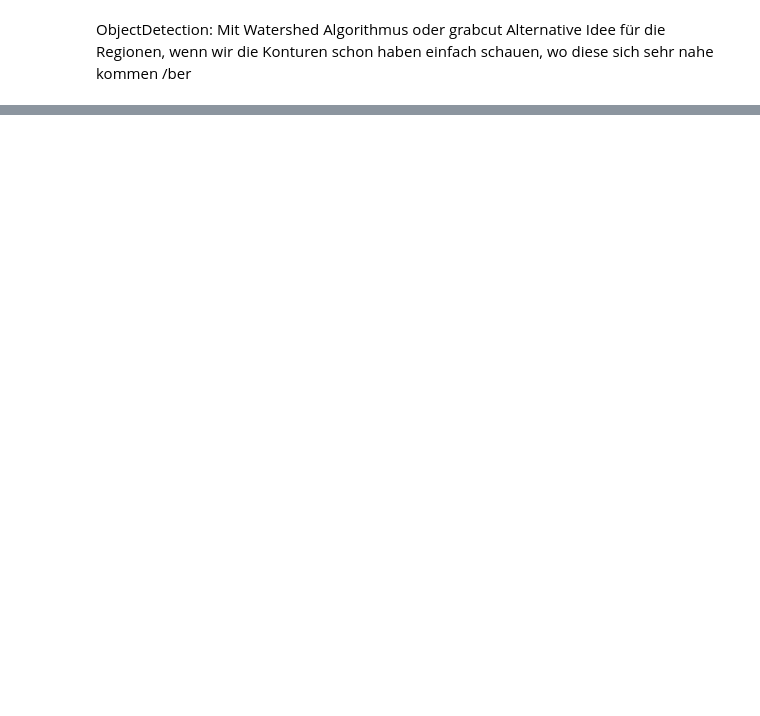
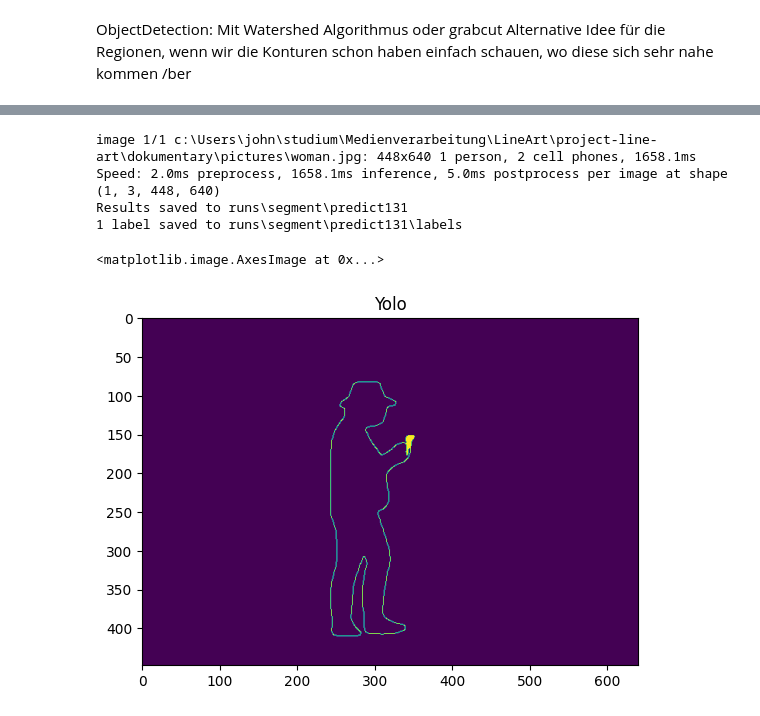
Before and after one commit to uol-mediaprocessing-2023-2024-classroom/project-line-art, a Jupyter notebook: dokumentary/ObjectDetection.ipynb, the cells around one changed output, grey strips where cells are left out. Saved outputs shown, nothing was run; the diff lists cells and outputs as text; code cells hidden in the pictures; blank space fills up the shorter version.

```diff
--- a/dokumentary/ObjectDetection.ipynb
+++ b/dokumentary/ObjectDetection.ipynb
@@ -94,0 +110,28 @@ plt.imshow(image)
+# %%
+from ultralytics import YOLO
+import numpy as np
+from  matplotlib import pyplot as plt
+import cv2
+
+yolo_model = YOLO(("yolov8x-seg.pt"))
+
+prediction = yolo_model.predict(source='pictures/woman.jpg',save=True,save_txt=True,show_boxes=True)
+
+mask = (prediction[0].masks[0].data.numpy()[0] * 255).astype(np.uint8)
+edges = cv2.Canny(mask,50,150)
+
+handy_mask = (prediction[0].masks[1].data.numpy()[0] * 255).astype(np.uint8)
+handy_mask2 = (prediction[0].masks[2].data.numpy()[0] * 255).astype(np.uint8)
+combined = cv2.bitwise_or(handy_mask,edges)
+combined = cv2.bitwise_or(combined,handy_mask2)
+plt.title("Yolo")
+plt.imshow(mask)
+plt.imshow(edges)
+plt.imshow(combined)
+# %% [output]
+image 1/1 c:\Users\john\studium\Medienverarbeitung\LineArt\project-line-art\dokumentary\pictures\woman.jpg: 448x640 1 person, 2 cell phones, 1658.1ms
+Speed: 2.0ms preprocess, 1658.1ms inference, 5.0ms postprocess per image at shape (1, 3, 448, 640)
+Results saved to runs\segment\predict131
+1 label saved to runs\segment\predict131\labels
+<matplotlib.image.AxesImage at 0x...>
+[figure, added]
```
Also changed, not shown: parts of 4 cells of this notebook, 2 other files.
